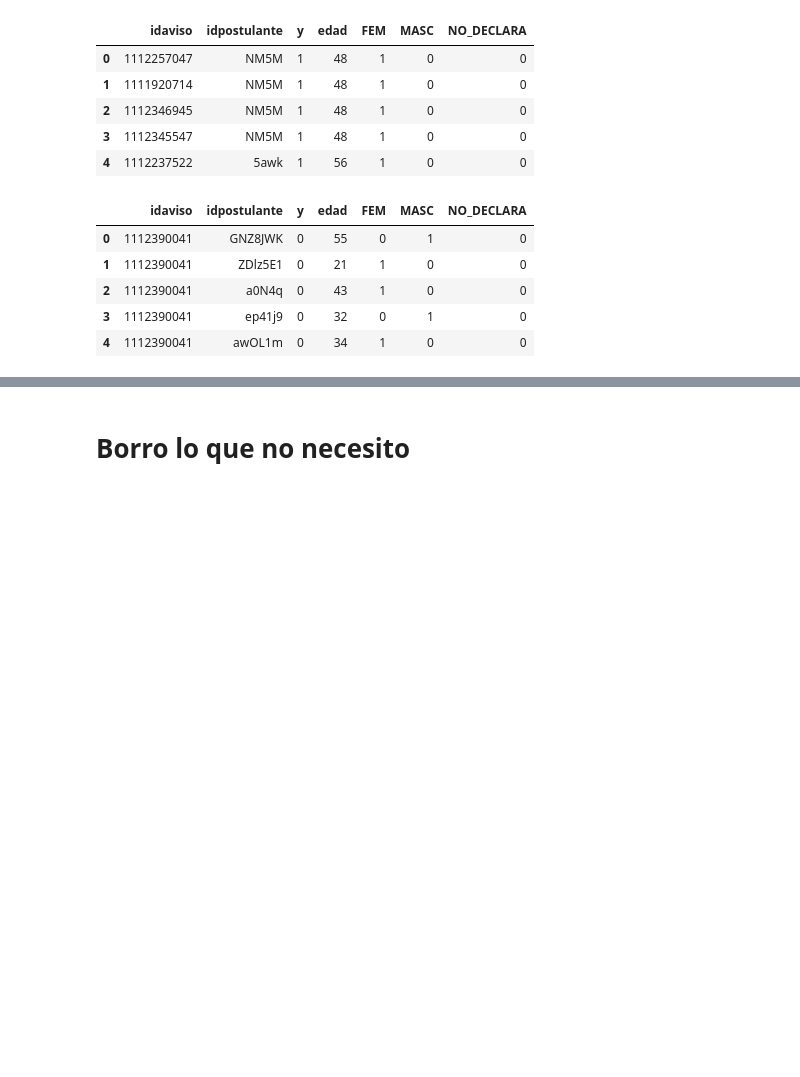
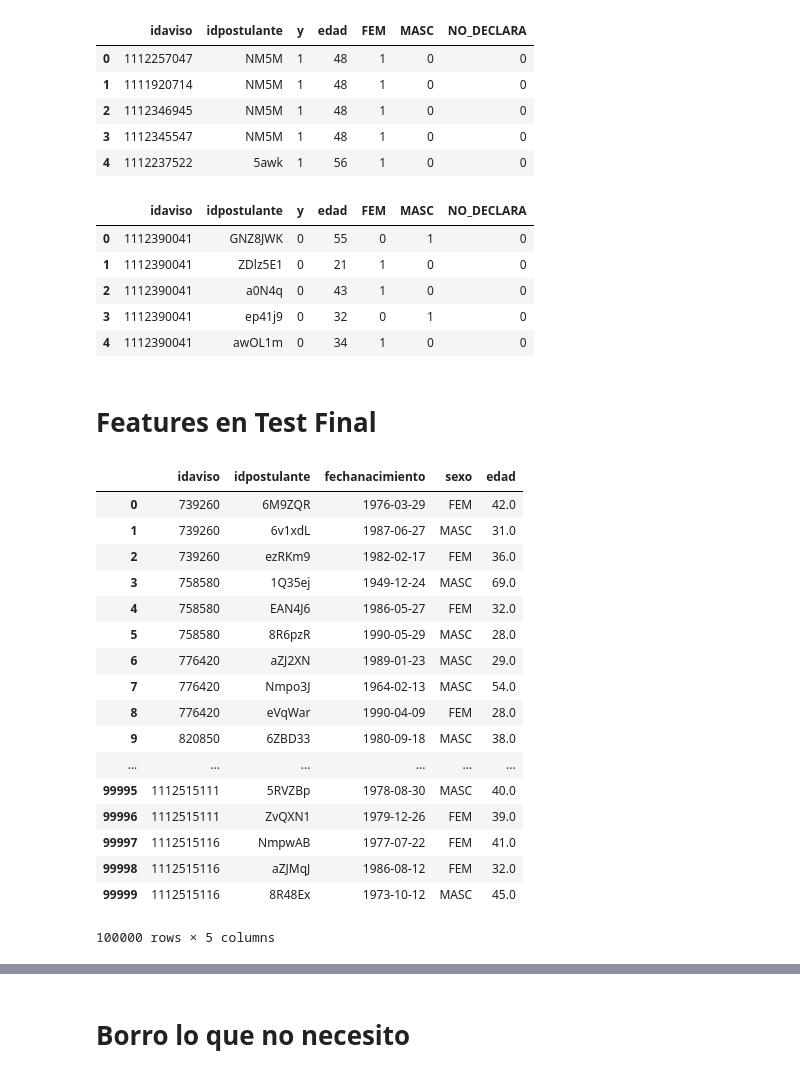
Before and after one commit to czuczinsky/TP2-Machine-Learning, a Jupyter notebook: Limpieza de avisos.ipynb, the cells around one changed output, grey strips where cells are left out. Cells and saved outputs as stored; diff of their text form; code cells hidden in the pictures; blank space fills up the shorter version.

Commit message:
agrego lo del test final

```diff
--- a/Limpieza de avisos.ipynb
+++ b/Limpieza de avisos.ipynb
@@ -6,6 +6,9 @@ import datetime
 #%matplotlib inline
 # %% [markdown]
 # Leo csv
+# %%
+test_final = pd.read_csv('../data/test_final_100k.csv')
+test_final = test_final.drop('id',axis=1)
 # %%
 avisos_detalle = pd.read_csv('../data/datos_navent_fiuba/fiuba_6_avisos_detalle.csv')
 avisos_detalle = avisos_detalle.append(pd.read_csv('../data/fiuba_hasta_15_abril/fiuba_6_avisos_detalle.csv'))
@@ -260,3 +263,27 @@ sample.head()
 | 2 | 1112390041 | a0N4q | 0 | 43 | 1 | 0 | 0 |
 | 3 | 1112390041 | ep41j9 | 0 | 32 | 0 | 1 | 0 |
 | 4 | 1112390041 | awOL1m | 0 | 34 | 1 | 0 | 0 |
+# %% [markdown]
+# Features en Test Final
+# %%
+test_final = feature_genero_edad(test_final,gente_postulada.append(gente_no_postulada))
+test_final
+# %% [output]
+|  | idaviso | idpostulante | fechanacimiento | sexo | edad |
+| 0 | 739260 | 6M9ZQR | 1976-03-29 | FEM | 42.0 |
+| 1 | 739260 | 6v1xdL | 1987-06-27 | MASC | 31.0 |
+| 2 | 739260 | ezRKm9 | 1982-02-17 | FEM | 36.0 |
+| 3 | 758580 | 1Q35ej | 1949-12-24 | MASC | 69.0 |
+| 4 | 758580 | EAN4J6 | 1986-05-27 | FEM | 32.0 |
+| 5 | 758580 | 8R6pzR | 1990-05-29 | MASC | 28.0 |
+| 6 | 776420 | aZJ2XN | 1989-01-23 | MASC | 29.0 |
+| 7 | 776420 | Nmpo3J | 1964-02-13 | MASC | 54.0 |
+| 8 | 776420 | eVqWar | 1990-04-09 | FEM | 28.0 |
+| 9 | 820850 | 6ZBD33 | 1980-09-18 | MASC | 38.0 |
+| ... | ... | ... | ... | ... | ... |
+| 99995 | 1112515111 | 5RVZBp | 1978-08-30 | MASC | 40.0 |
+| 99996 | 1112515111 | ZvQXN1 | 1979-12-26 | FEM | 39.0 |
+| 99997 | 1112515116 | NmpwAB | 1977-07-22 | FEM | 41.0 |
+| 99998 | 1112515116 | aZJMqJ | 1986-08-12 | FEM | 32.0 |
+| 99999 | 1112515116 | 8R48Ex | 1973-10-12 | MASC | 45.0 |
+100000 rows × 5 columns
```
Also changed, not shown: parts of 21 cells of this notebook.
